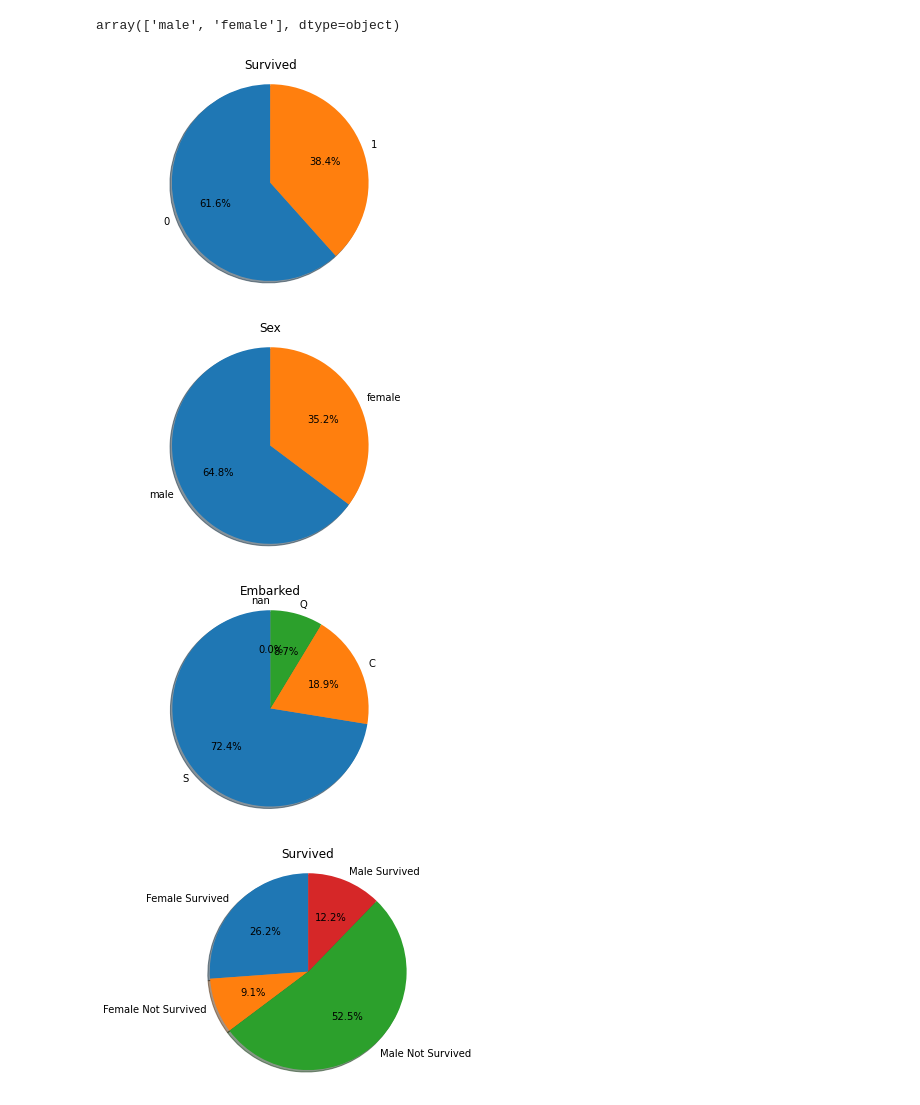
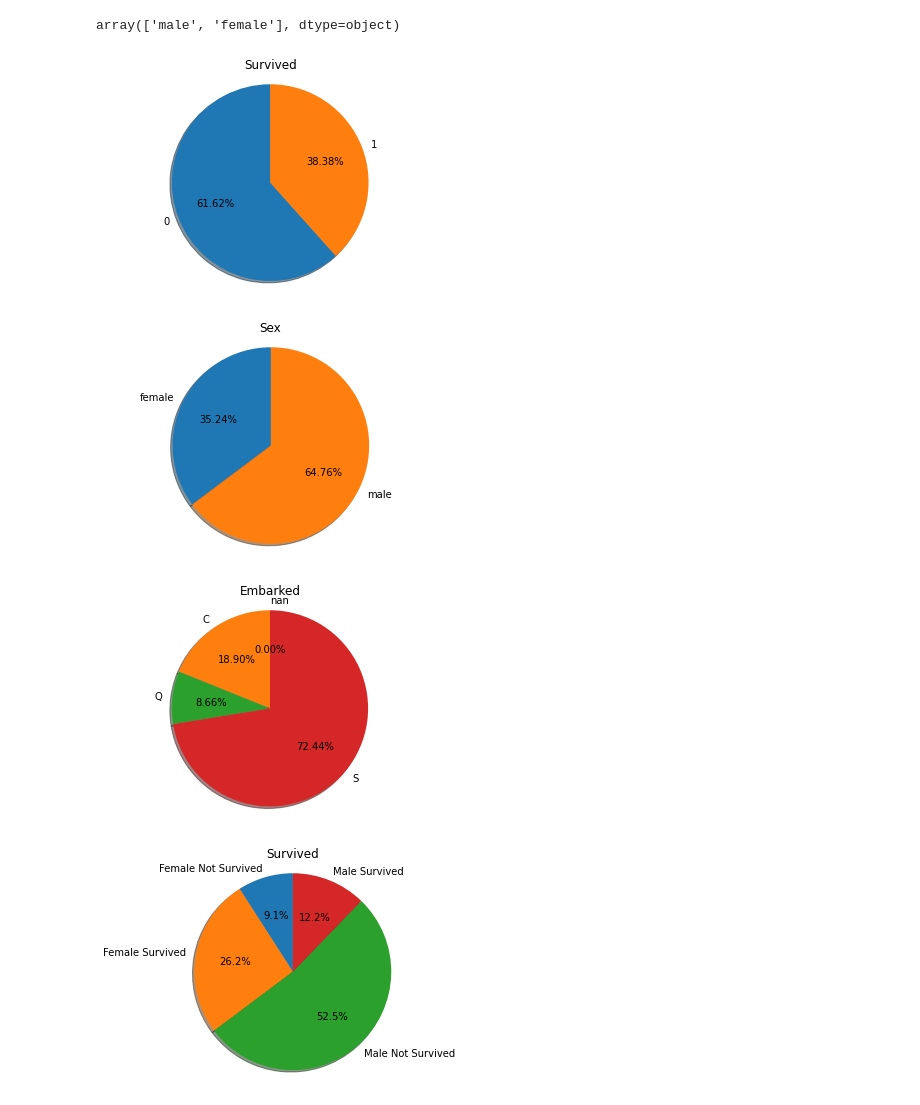
Before and after one commit to lucaskup/kaggleTitanicTrain, a Jupyter notebook: TitanicDataExploration.ipynb, the cells around one changed output. Cells and saved outputs as stored; diff of their text form; code cells hidden in the pictures.

Commit message:
Finished visualizations

```diff
--- a/TitanicDataExploration.ipynb
+++ b/TitanicDataExploration.ipynb
@@ -91,49 +92,59 @@ array(['male', 'female'], dtype=object)
 # %%
 def drawPieChart(labels,
                  count,
-                 title = ' '):
+                 title=' '):
     # Pie chart, where the slices will be ordered and plotted counter-clockwise:
-    fig1, ax1 = plt.subplots()
+    _, ax1 = plt.subplots()
     ax1.set_title(title)
-    ax1.pie(count, labels=labels, autopct='%1.1f%%',
+    ax1.pie(count, labels=labels, autopct='%1.2f%%',
             shadow=True, startangle=90)
-    ax1.axis('equal')  # Equal aspect ratio ensures that pie is drawn as a circle.
+    # Equal aspect ratio ensures that pie is drawn as a circle.
+    ax1.axis('equal')
 
     plt.show()
 
+
 def getFrequenciesInCategoricalColumn(dataframe, columnName):
     labels = dataframe[columnName].unique()
+    # print(f'Antes: {labels}, {list(map(lambda x: x is np.nan,labels))}')
+    labels = sorted(labels, key=lambda x: '0' if x is np.nan else x)
+    # print(labels)
     count = list(map(lambda columnContent: sum(dataframe[columnName] == columnContent),
                      labels))
     return labels, count
 
 
 columnName = 'Survived'
 labels, count = getFrequenciesInCategoricalColumn(dataset, columnName)
 drawPieChart(labels, count, columnName)
 
 columnName = 'Sex'
 labels, count = getFrequenciesInCategoricalColumn(dataset, columnName)
 drawPieChart(labels, count, columnName)
 
 columnName = 'Embarked'
 labels, count = getFrequenciesInCategoricalColumn(dataset, columnName)
 drawPieChart(labels, count, columnName)
 # %% [output]
-[figure, old version]
+[figure, new version]
-[figure, old version]
+[figure, new version]
-[figure, old version]
+[figure, new version]
 # %%
 columnName = 'Survived'
 datasetFemale = dataset[dataset['Sex'] == 'female']
 datasetMale = dataset[dataset['Sex'] == 'male']
 
-labelsFemale, countFemale = getFrequenciesInCategoricalColumn(datasetFemale, columnName)
-labelsFemale = list(map(lambda x: 'Female Survived' if x else 'Female Not Survived', labelsFemale))
+labelsFemale, countFemale = getFrequenciesInCategoricalColumn(
+    datasetFemale, columnName)
+labelsFemale = list(
+    map(lambda x: 'Female Survived' if x else 'Female Not Survived', labelsFemale))
 
-labelsMale, countMale = getFrequenciesInCategoricalColumn(datasetMale, columnName)
-labelsMale = list(map(lambda x: 'Male Survived' if x else 'Male Not Survived', labelsMale))
+labelsMale, countMale = getFrequenciesInCategoricalColumn(
+    datasetMale, columnName)
+labelsMale = list(
+    map(lambda x: 'Male Survived' if x else 'Male Not Survived', labelsMale))
 
-drawPieChart(list(labelsFemale) + list(labelsMale), countFemale + countMale, columnName)
+drawPieChart(list(labelsFemale) + list(labelsMale),
+             countFemale + countMale, columnName)
 # %% [output]
-[figure, old version]
+[figure, new version]
```
Also changed, not shown: parts of 10 cells of this notebook, 1 other file.
